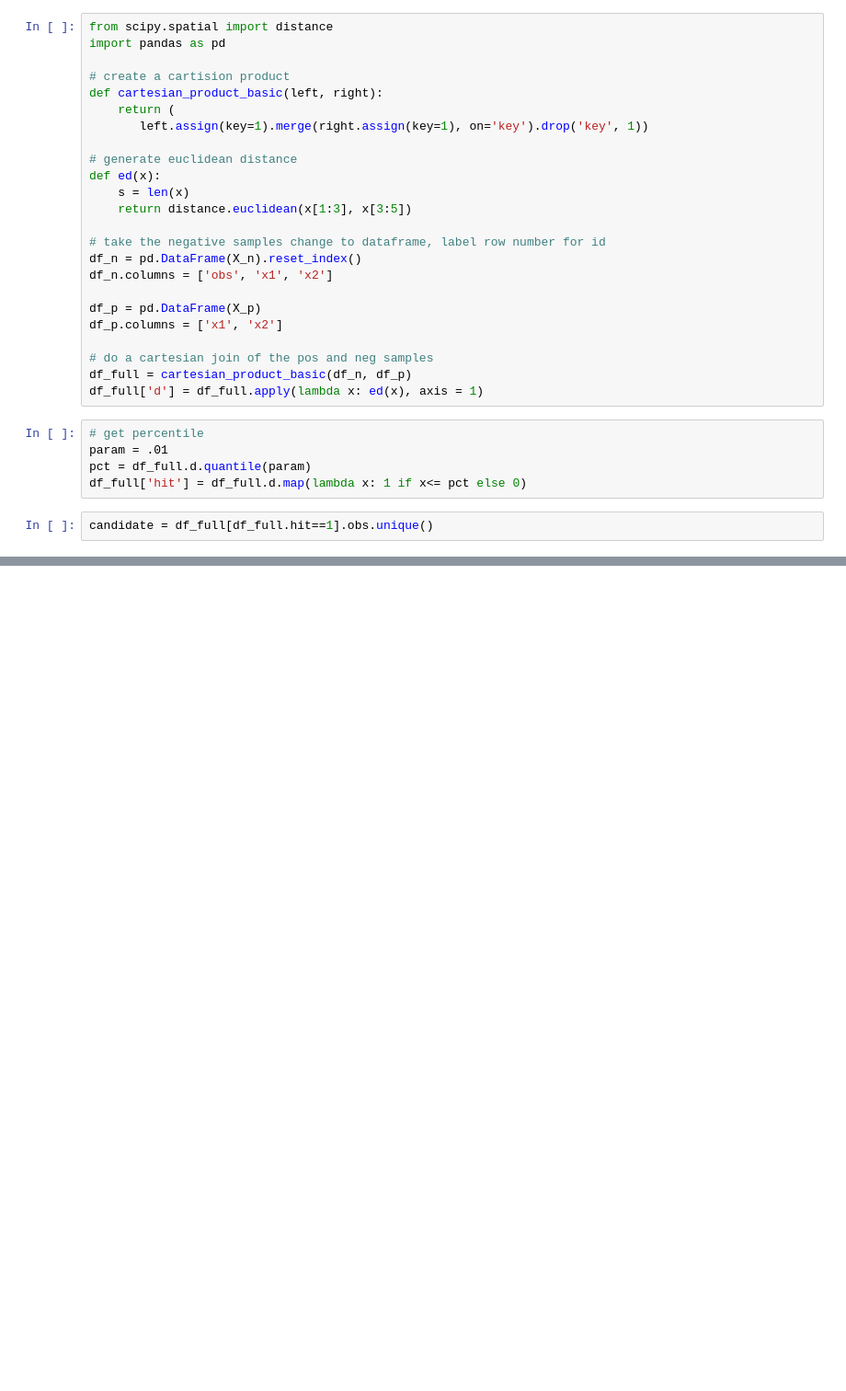
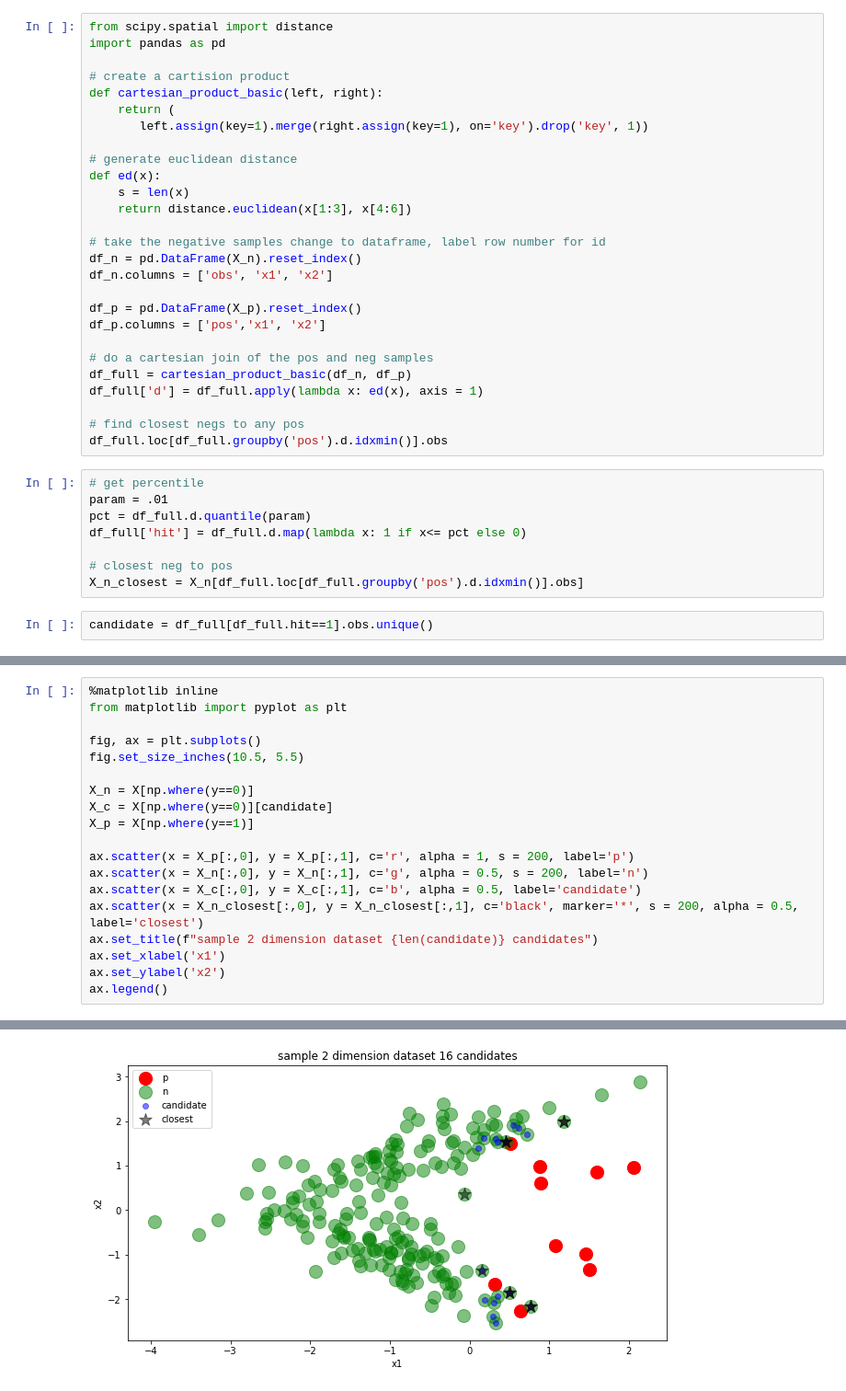
Before and after one commit to auslei/python, a Jupyter notebook: 1nn/1nn_sample.ipynb, the cells around one changed output, grey strips where cells are left out. Shown at 92% size. Saved outputs shown, nothing was run; the diff lists cells and outputs as text; blank space fills up the shorter version.

```diff
--- a/1nn/1nn_sample.ipynb
+++ b/1nn/1nn_sample.ipynb
@@ -48,22 +48,28 @@ def cartesian_product_basic(left, right):
 # generate euclidean distance
 def ed(x):
     s = len(x)
-    return distance.euclidean(x[1:3], x[3:5])
+    return distance.euclidean(x[1:3], x[4:6])
 
 # take the negative samples change to dataframe, label row number for id
 df_n = pd.DataFrame(X_n).reset_index()
 df_n.columns = ['obs', 'x1', 'x2']
 
-df_p = pd.DataFrame(X_p)
-df_p.columns = ['x1', 'x2']
+df_p = pd.DataFrame(X_p).reset_index()
+df_p.columns = ['pos','x1', 'x2']
 
 # do a cartesian join of the pos and neg samples
 df_full = cartesian_product_basic(df_n, df_p)
 df_full['d'] = df_full.apply(lambda x: ed(x), axis = 1)
+
+# find closest negs to any pos
+df_full.loc[df_full.groupby('pos').d.idxmin()].obs
 # %%
 # get percentile
 param = .01
 pct = df_full.d.quantile(param)
 df_full['hit'] = df_full.d.map(lambda x: 1 if x<= pct else 0)
+
+# closest neg to pos
+X_n_closest = X_n[df_full.loc[df_full.groupby('pos').d.idxmin()].obs]
 # %%
 candidate = df_full[df_full.hit==1].obs.unique()
@@ -69,0 +78,20 @@ candidate = df_full[df_full.hit==1].obs.unique()
+# %%
+%matplotlib inline
+from matplotlib import pyplot as plt
+
+fig, ax = plt.subplots()
+fig.set_size_inches(10.5, 5.5)
+
+X_n = X[np.where(y==0)]
+X_c = X[np.where(y==0)][candidate]
+X_p = X[np.where(y==1)]
+
+ax.scatter(x = X_p[:,0], y = X_p[:,1], c='r', alpha = 1, s = 200, label='p')
+ax.scatter(x = X_n[:,0], y = X_n[:,1], c='g', alpha = 0.5, s = 200, label='n')
+ax.scatter(x = X_c[:,0], y = X_c[:,1], c='b', alpha = 0.5, label='candidate')
+ax.scatter(x = X_n_closest[:,0], y = X_n_closest[:,1], c='black', marker='*', s = 200, alpha = 0.5, label='closest')
+ax.set_title(f"sample 2 dimension dataset {len(candidate)} candidates")
+ax.set_xlabel('x1')
+ax.set_ylabel('x2')
+ax.legend()
+# %% [output]
@@ -69,0 +99 @@ candidate = df_full[df_full.hit==1].obs.unique()
+[figure, added]
```
Also changed, not shown: parts of 9 cells of this notebook.
